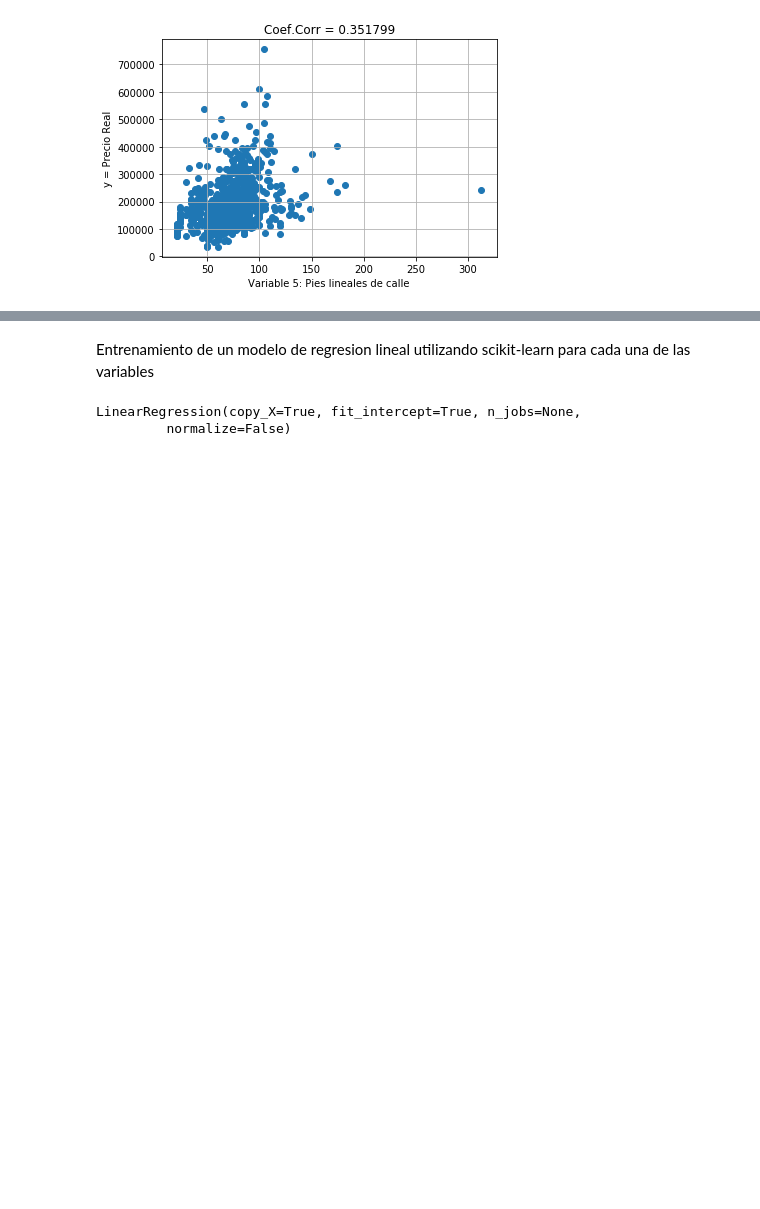
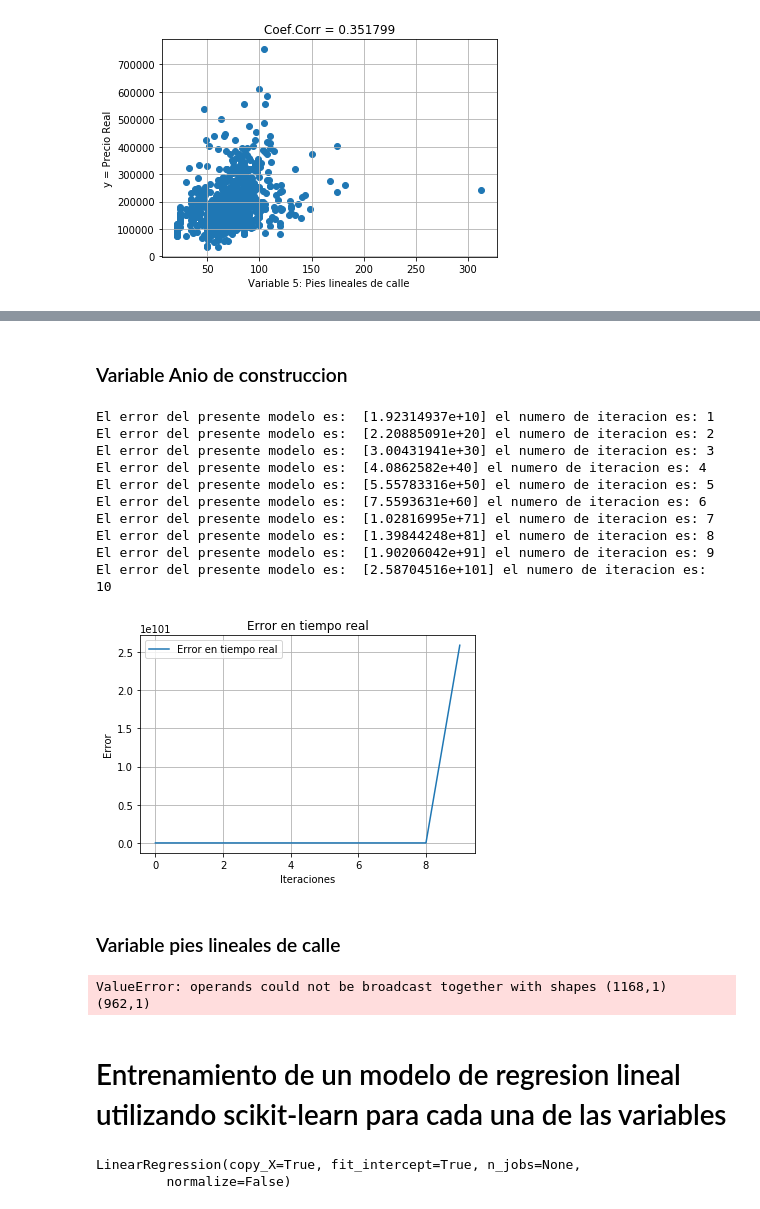
Before and after one commit to franmorales/DSGalileo, a Jupyter notebook: pyProject.ipynb, the cells around one changed output, grey strips where cells are left out. Cells and saved outputs as stored; diff of their text form; code cells hidden in the pictures; blank space fills up the shorter version.

```diff
--- a/pyProject.ipynb
+++ b/pyProject.ipynb
@@ -353,2 +443,28 @@ def visualizacionModelos(dataStruct,n):
+# %% [markdown]
+### Variable Anio de construccion
+# %%
+manualMB4 = trainingFunction(x = X4ArrayTrain, y = YArrayTrain, ite = 10,showError=1, learnR=0.03)
+visualizacionError(manualMB4[1])
+visualizacionModelos(dataStruct=manualMB4[0],n= 500)
+# %% [output]
+El error del presente modelo es:  [1.92314937e+10] el numero de iteracion es: 1
+El error del presente modelo es:  [2.20885091e+20] el numero de iteracion es: 2
+El error del presente modelo es:  [3.00431941e+30] el numero de iteracion es: 3
+El error del presente modelo es:  [4.0862582e+40] el numero de iteracion es: 4
+El error del presente modelo es:  [5.55783316e+50] el numero de iteracion es: 5
+El error del presente modelo es:  [7.5593631e+60] el numero de iteracion es: 6
+El error del presente modelo es:  [1.02816995e+71] el numero de iteracion es: 7
+El error del presente modelo es:  [1.39844248e+81] el numero de iteracion es: 8
+El error del presente modelo es:  [1.90206042e+91] el numero de iteracion es: 9
+El error del presente modelo es:  [2.58704516e+101] el numero de iteracion es: 10
+[figure, added]
+# %% [markdown]
+### Variable pies lineales de calle
+# %%
+manualMB5 = trainingFunction(x = X5ArrayTrain, y = YArrayTrain, ite = 10,showError=1, learnR=0.003)
+visualizacionError(manualMB5[1])
+visualizacionModelos(dataStruct=manualMB5[0],n= 500)
+# %% [output]
+ValueError: operands could not be broadcast together with shapes (1168,1) (962,1)
 # %% [markdown]
-Entrenamiento de un modelo de regresion lineal utilizando scikit-learn para cada una de las variables
+# Entrenamiento de un modelo de regresion lineal utilizando scikit-learn para cada una de las variables
```
Also changed, not shown: parts of 17 cells of this notebook.
